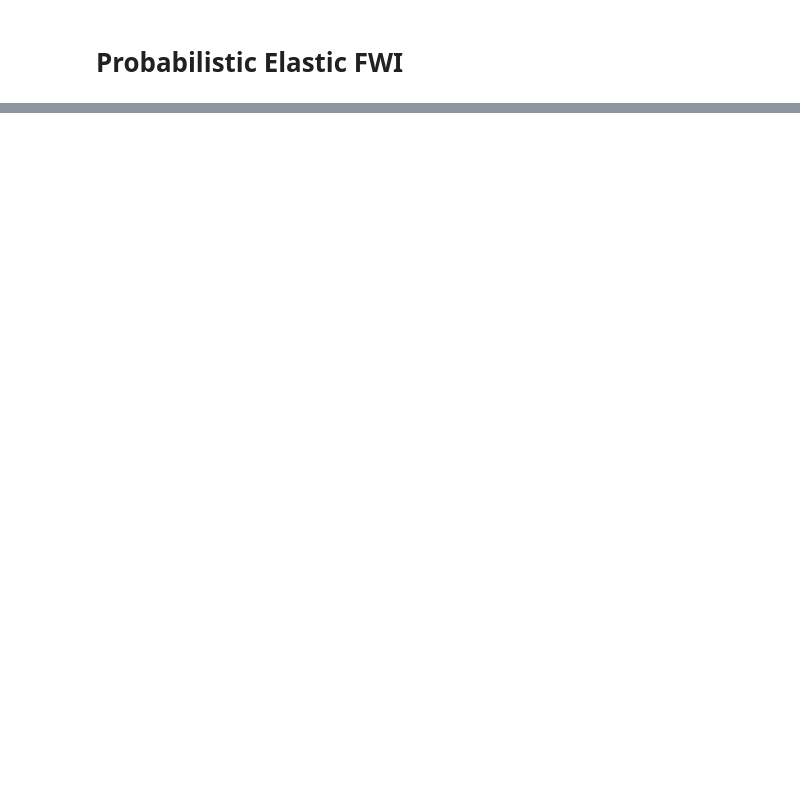
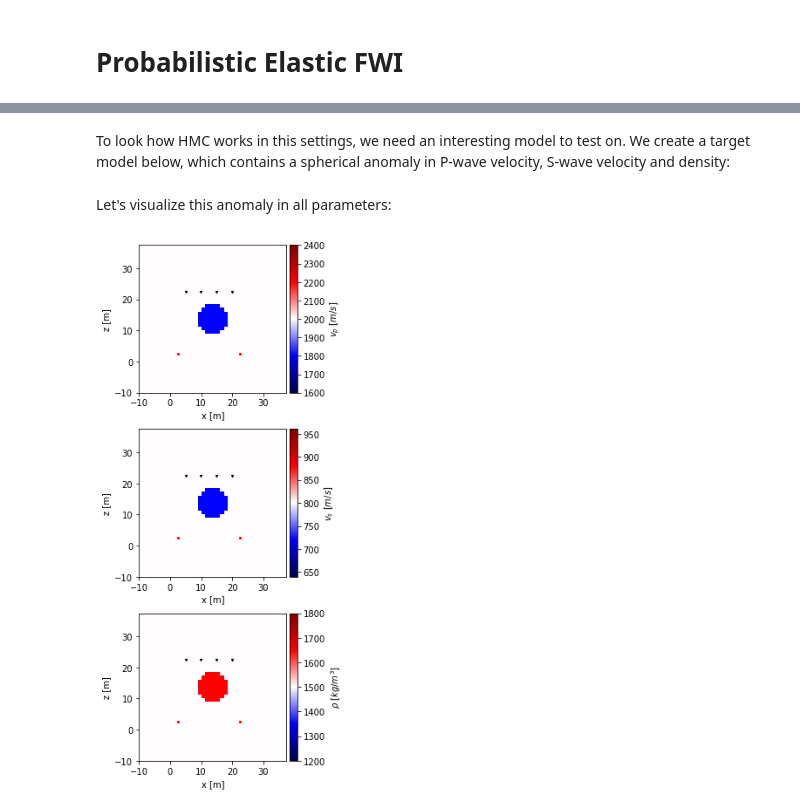
Before and after one commit to larsgeb/hmclab, a Jupyter notebook: docs-source/source/notebooks/examples/Probabilistic Elastic FWI.ipynb, the cells around one changed output, grey strips where cells are left out. Cells and saved outputs as stored; diff of their text form; code cells hidden in the pictures; blank space fills up the shorter version.

```diff
--- a/docs-source/source/notebooks/examples/Probabilistic Elastic FWI.ipynb
+++ b/docs-source/source/notebooks/examples/Probabilistic Elastic FWI.ipynb
@@ -27,3 +76,5 @@ for i_shot in range(fdModel.n_shots):
+# %% [markdown]
+To look how HMC works in this settings, we need an interesting model to test on. We create a target model below, which contains a spherical anomaly in P-wave velocity, S-wave velocity and density:
 # %%
 # Create target model
 # Get the coordinates of every grid point
@@ -35,7 +86,7 @@ x_middle = (IX.max() + IX.min()) / 2
 z_middle = (IZ.max() + IZ.min()) / 2
 
 # Add a circular negative anomaly to the 'true' model
-circle = ((IX - x_middle) ** 2 + (IZ - z_middle) ** 2) ** 0.5 < 15
+circle = ((IX - x_middle) ** 2 + (IZ - z_middle) ** 2) ** 0.5 < 5
 vs = vs * (1 - 0.1 * circle)
 vp = vp * (1 - 0.1 * circle)
 rho = rho * (1 + 0.1 * circle)
@@ -43,11 +94,16 @@ rho = rho * (1 + 0.1 * circle)
 vp_target = vp
 vs_target = vs
 rho_target = rho
+# %% [markdown]
+Let's visualize this anomaly in all parameters:
 # %%
 background_means = numpy.array([2000, 800, 1500])
 percentage_deviation = 0.2
 mins = background_means * (1 - percentage_deviation)
 maxs = background_means * (1 + percentage_deviation)
 
 fdModel.set_parameter_fields(vp_target, vs_target, rho_target)
 fdModel.plot_fields(vmin=mins, vmax=maxs)
+true_model = fdModel.get_model_vector()
+# %% [output]
+[figure, added]
```
Also changed, not shown: parts of 34 cells of this notebook, 1 other file.
